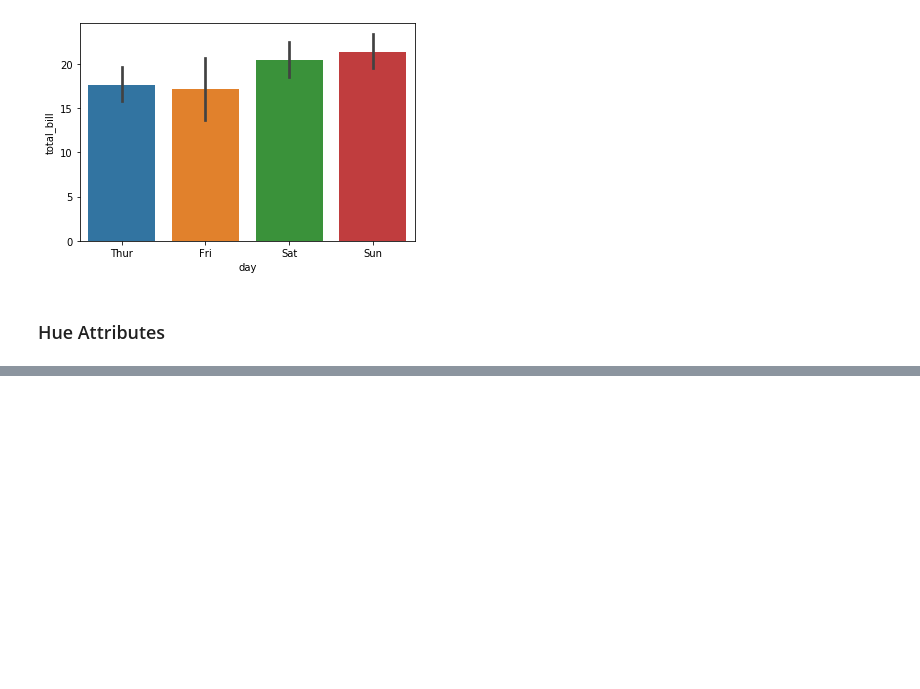
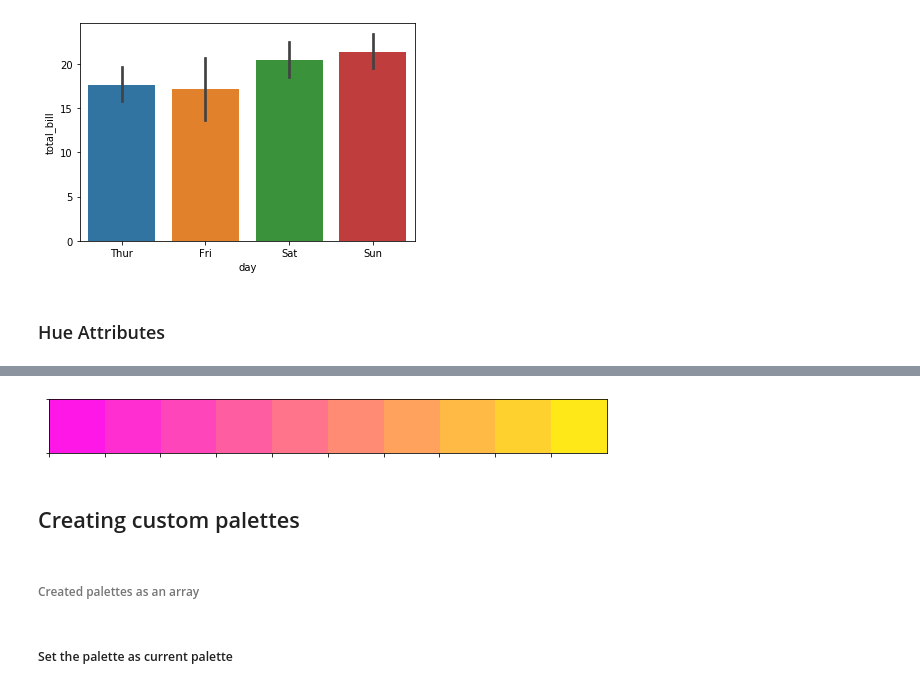
Before and after one commit to vishaldubey180/Seaborn, a Jupyter notebook: 2_Seaborn/Bar Plots in Seaborn.ipynb, the cells around one changed output, grey strips where cells are left out. Cells and saved outputs as stored; diff of their text form; code cells hidden in the pictures; blank space fills up the shorter version.

```diff
--- a/2_Seaborn/Bar Plots in Seaborn.ipynb
+++ b/2_Seaborn/Bar Plots in Seaborn.ipynb
@@ -77,0 +117,8 @@ sns.barplot(x = 'day', y = 'total_bill', data=tips)
+# %%
+sns.palplot(sns.color_palette('spring', 10))
+# %% [output]
+[figure, added]
+# %% [markdown]
+## Creating custom palettes
+# %% [markdown]
+###### Created palettes as an array
@@ -77,0 +127,2 @@ sns.barplot(x = 'day', y = 'total_bill', data=tips)
+# %% [markdown]
+##### Set the palette as current palette
```
Also changed, not shown: parts of 18 cells of this notebook, 1 other file.
